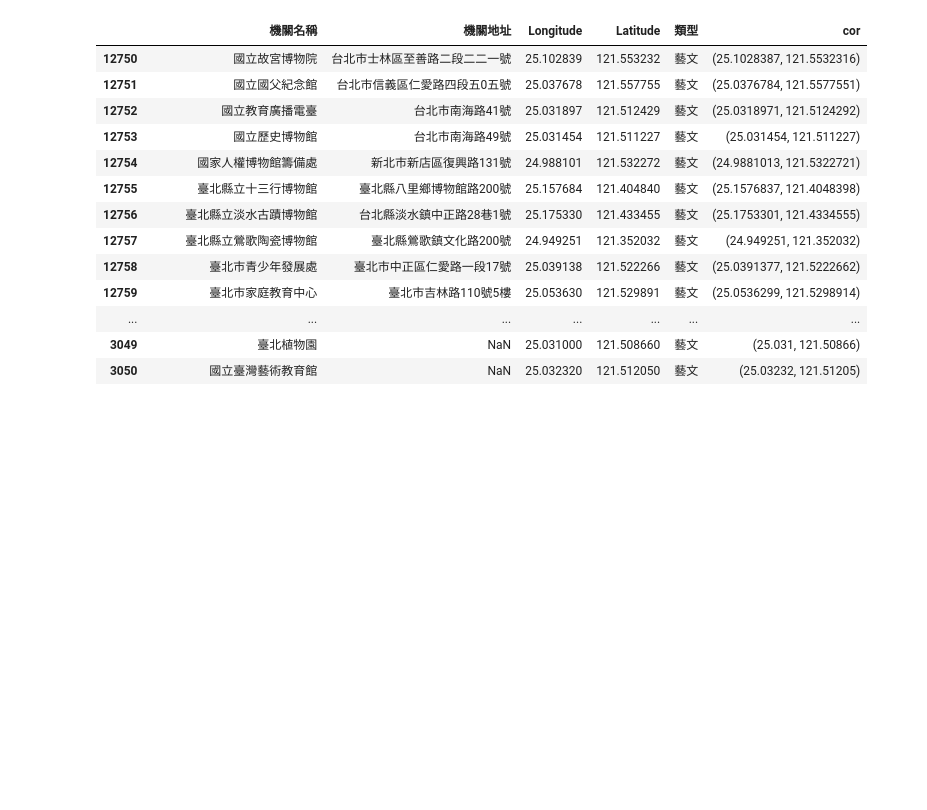
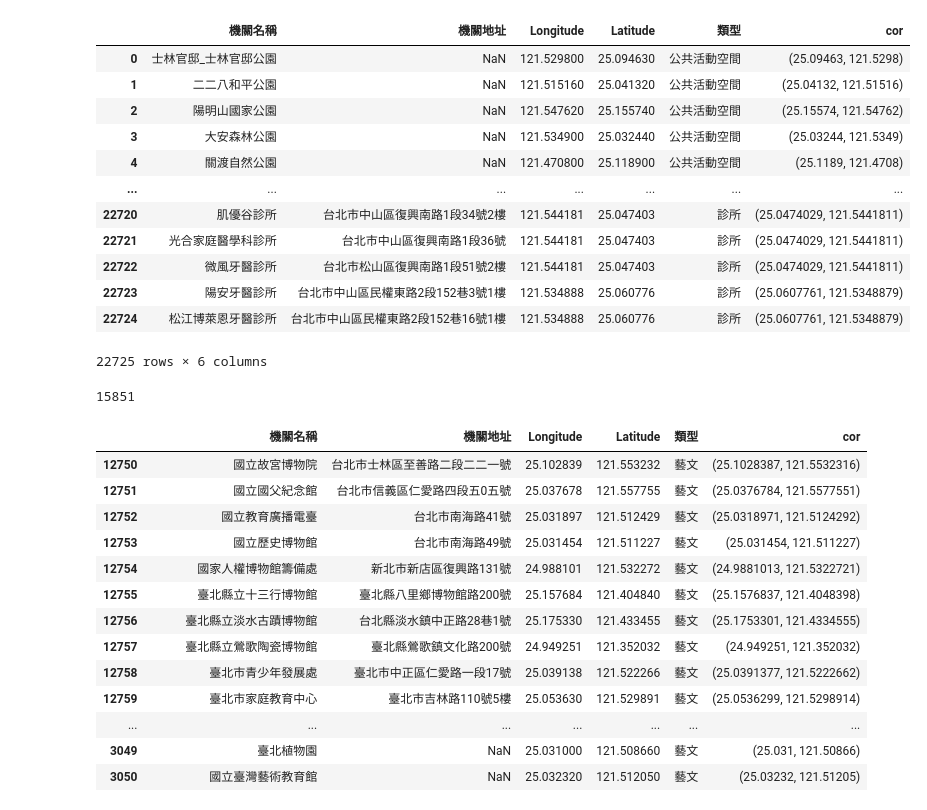
Before and after one commit to BDSE34-group3/project_house_price, a Jupyter notebook: data_clean/near_facility_combine.ipynb, the cells around one changed output. Saved outputs shown, nothing was run; the diff lists cells and outputs as text; code cells hidden in the pictures; blank space fills up the shorter version.

```diff
--- a/data_clean/near_facility_combine.ipynb
+++ b/data_clean/near_facility_combine.ipynb
@@ -23,0 +79,20 @@ cc.convert_lat_lon_to_tuple(near_fac, 'Longitude', 'Latitude')
+# %%
+near_fac
+# %% [output]
+|  | 機關名稱 | 機關地址 | Longitude | Latitude | 類型 | cor |
+| 0 | 士林官邸_士林官邸公園 | NaN | 121.529800 | 25.094630 | 公共活動空間 | (25.09463, 121.5298) |
+| 1 | 二二八和平公園 | NaN | 121.515160 | 25.041320 | 公共活動空間 | (25.04132, 121.51516) |
+| 2 | 陽明山國家公園 | NaN | 121.547620 | 25.155740 | 公共活動空間 | (25.15574, 121.54762) |
+| 3 | 大安森林公園 | NaN | 121.534900 | 25.032440 | 公共活動空間 | (25.03244, 121.5349) |
+| 4 | 關渡自然公園 | NaN | 121.470800 | 25.118900 | 公共活動空間 | (25.1189, 121.4708) |
+| ... | ... | ... | ... | ... | ... | ... |
+| 22720 | 肌優谷診所 | 台北市中山區復興南路1段34號2樓 | 121.544181 | 25.047403 | 診所 | (25.0474029, 121.5441811) |
+| 22721 | 光合家庭醫學科診所 | 台北市中山區復興南路1段36號 | 121.544181 | 25.047403 | 診所 | (25.0474029, 121.5441811) |
+| 22722 | 微風牙醫診所 | 台北市松山區復興南路1段51號2樓 | 121.544181 | 25.047403 | 診所 | (25.0474029, 121.5441811) |
+| 22723 | 陽安牙醫診所 | 台北市中山區民權東路2段152巷3號1樓 | 121.534888 | 25.060776 | 診所 | (25.0607761, 121.5348879) |
+| 22724 | 松江博萊恩牙醫診所 | 台北市中山區民權東路2段152巷16號1樓 | 121.534888 | 25.060776 | 診所 | (25.0607761, 121.5348879) |
+22725 rows × 6 columns
+# %%
+len(near_fac['機關名稱'].unique())
+# %% [output]
+15851
```
Also changed, not shown: parts of 19 cells of this notebook, 4 other files.
